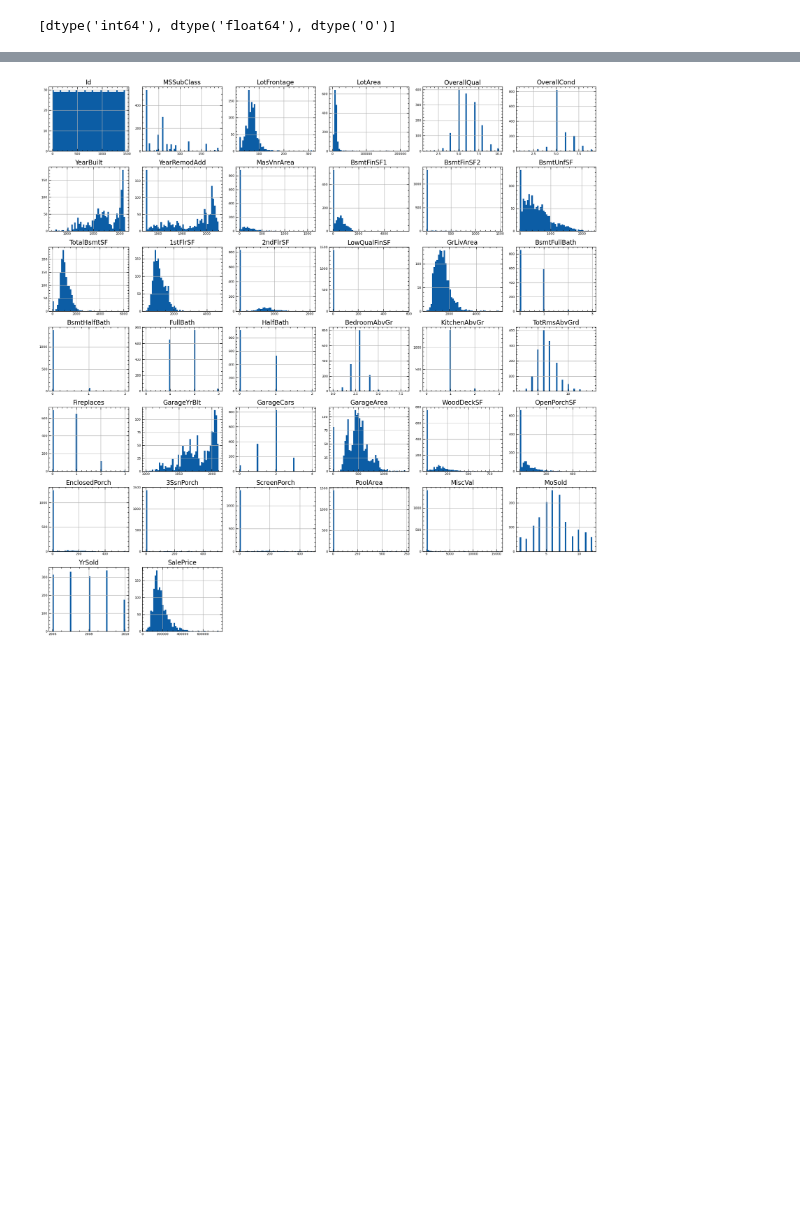
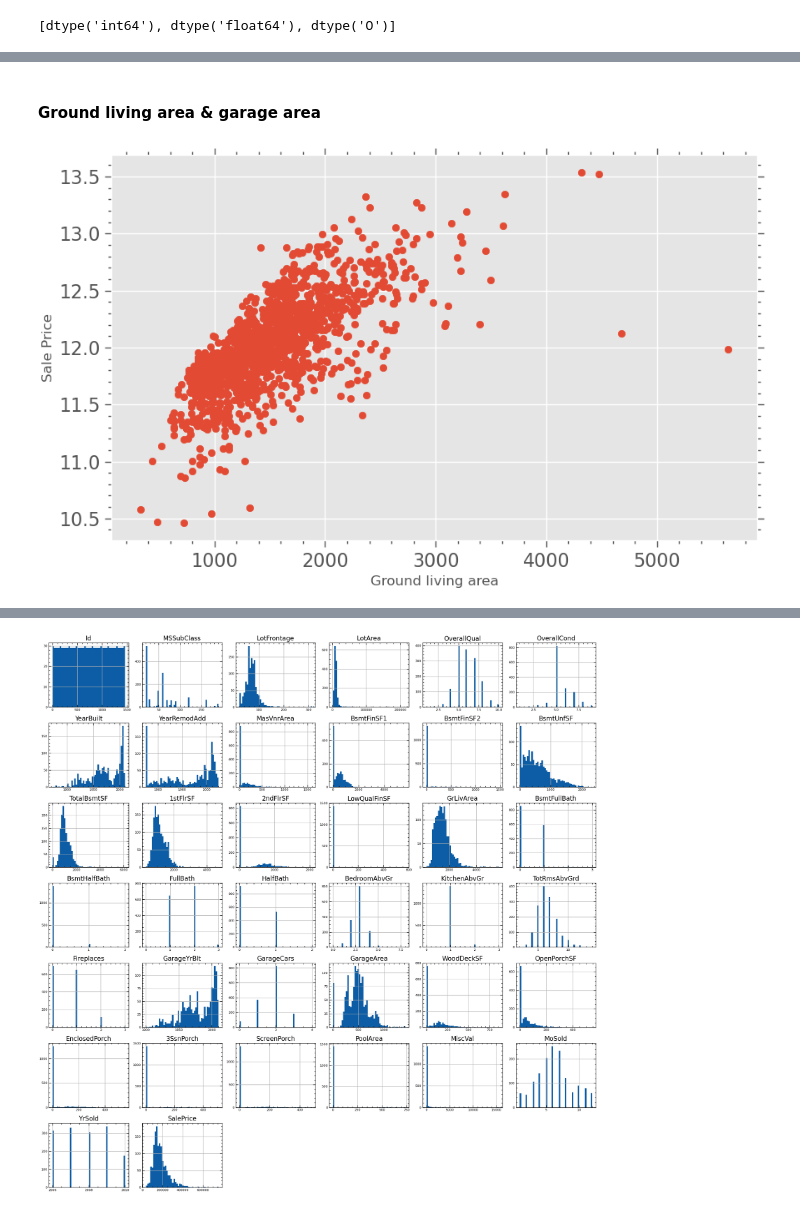
Before and after one commit to darrenjscott/kaggle_comps, a Jupyter notebook: house_prices/house_prices.ipynb, the cells around one changed output, grey strips where cells are left out. Cells and saved outputs as stored; diff of their text form; code cells hidden in the pictures; blank space fills up the shorter version.

```diff
--- a/house_prices/house_prices.ipynb
+++ b/house_prices/house_prices.ipynb
@@ -160,0 +238,9 @@ print(hp_train_num.head())
+# %% [markdown]
+#### Ground living area & garage area
+# %%
+plt.scatter(x=hp_train['GrLivArea'], y=target)
+plt.ylabel('Sale Price')
+plt.xlabel('Ground living area')
+plt.show()
+# %% [output]
+[figure, added]
```
Also changed, not shown: parts of 12 cells of this notebook.
